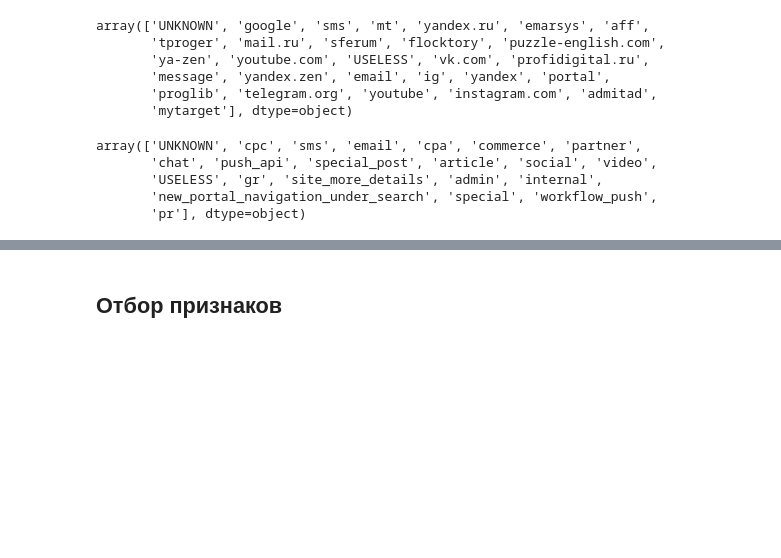
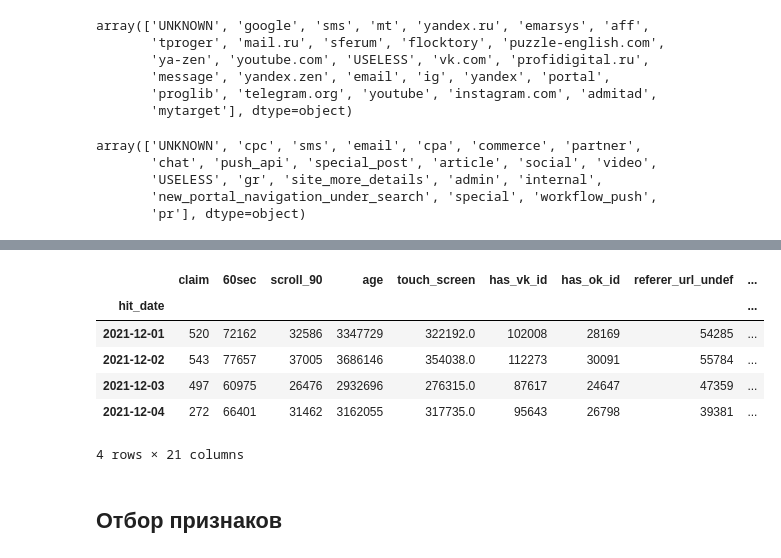
Before and after one commit to nglaz0v/DS_bootcamp, a Jupyter notebook: 5-ANN_CV/project_5.ipynb, the cells around one changed output, grey strips where cells are left out. Drawn from its saved outputs; the diff is of its cells as text; code cells hidden in the pictures; blank space fills up the shorter version.

```diff
--- a/5-ANN_CV/project_5.ipynb
+++ b/5-ANN_CV/project_5.ipynb
@@ -333,3 +399,13 @@ memory usage: 64.1+ MB
+# %%
+gb_data.groupby(by=['hit_date']).sum()
+# %% [output]
+|  | claim | 60sec | scroll_90 | age | touch_screen | has_vk_id | has_ok_id | referer_url_undef | ... |
+| hit_date |  |  |  |  |  |  |  |  | ... |
+| 2021-12-01 | 520 | 72162 | 32586 | 3347729 | 322192.0 | 102008 | 28169 | 54285 | ... |
+| 2021-12-02 | 543 | 77657 | 37005 | 3686146 | 354038.0 | 112273 | 30091 | 55784 | ... |
+| 2021-12-03 | 497 | 60975 | 26476 | 2932696 | 276315.0 | 87617 | 24647 | 47359 | ... |
+| 2021-12-04 | 272 | 66401 | 31462 | 3162055 | 317735.0 | 95643 | 26798 | 39381 | ... |
+4 rows × 21 columns
 # %%
 # gb_data['url_len'] = gb_data['url'].str.len()
 # # gb_data.drop('url', axis=1, inplace=True)
```
Also changed, not shown: parts of 13 cells of this notebook.
